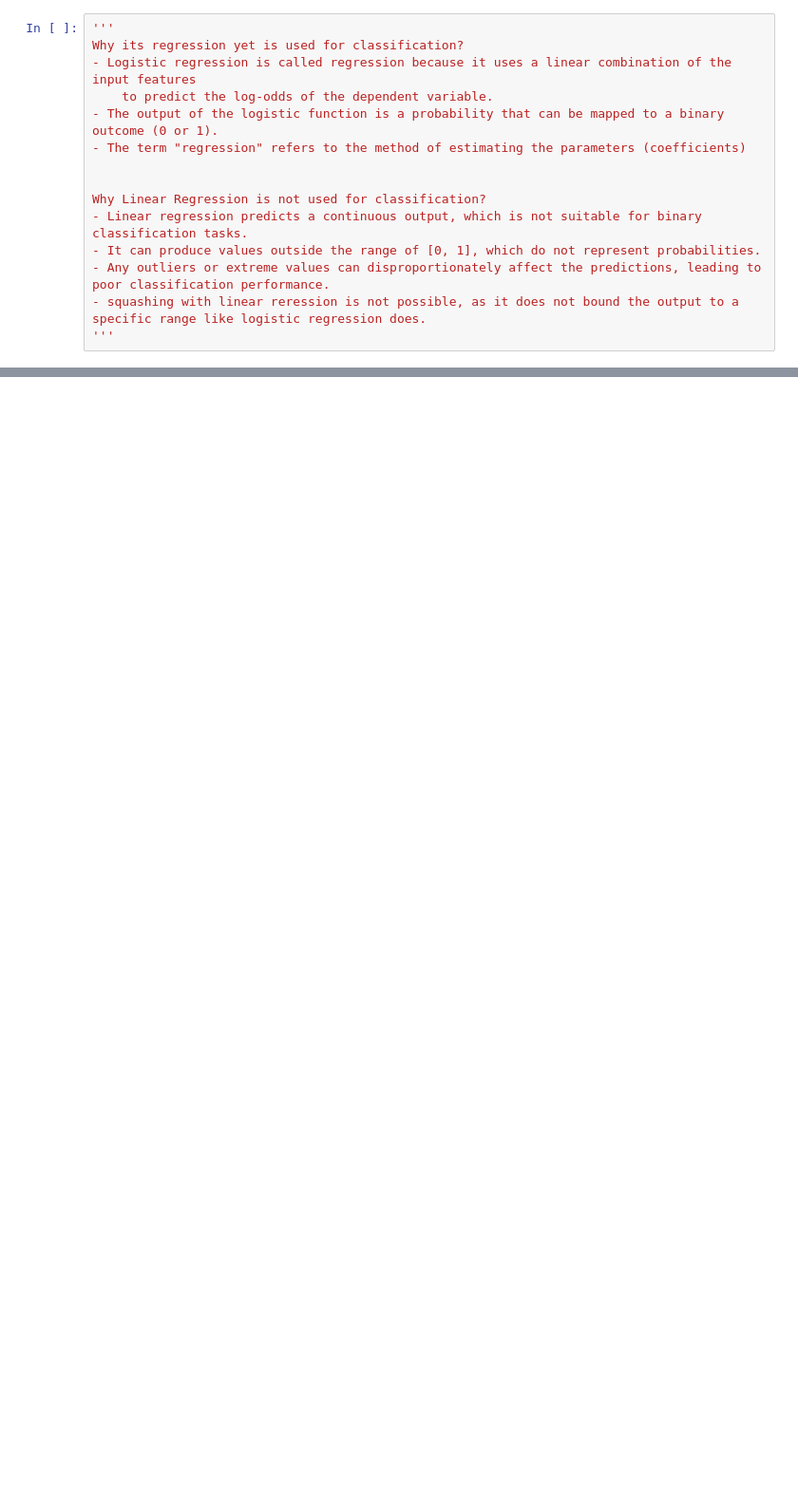
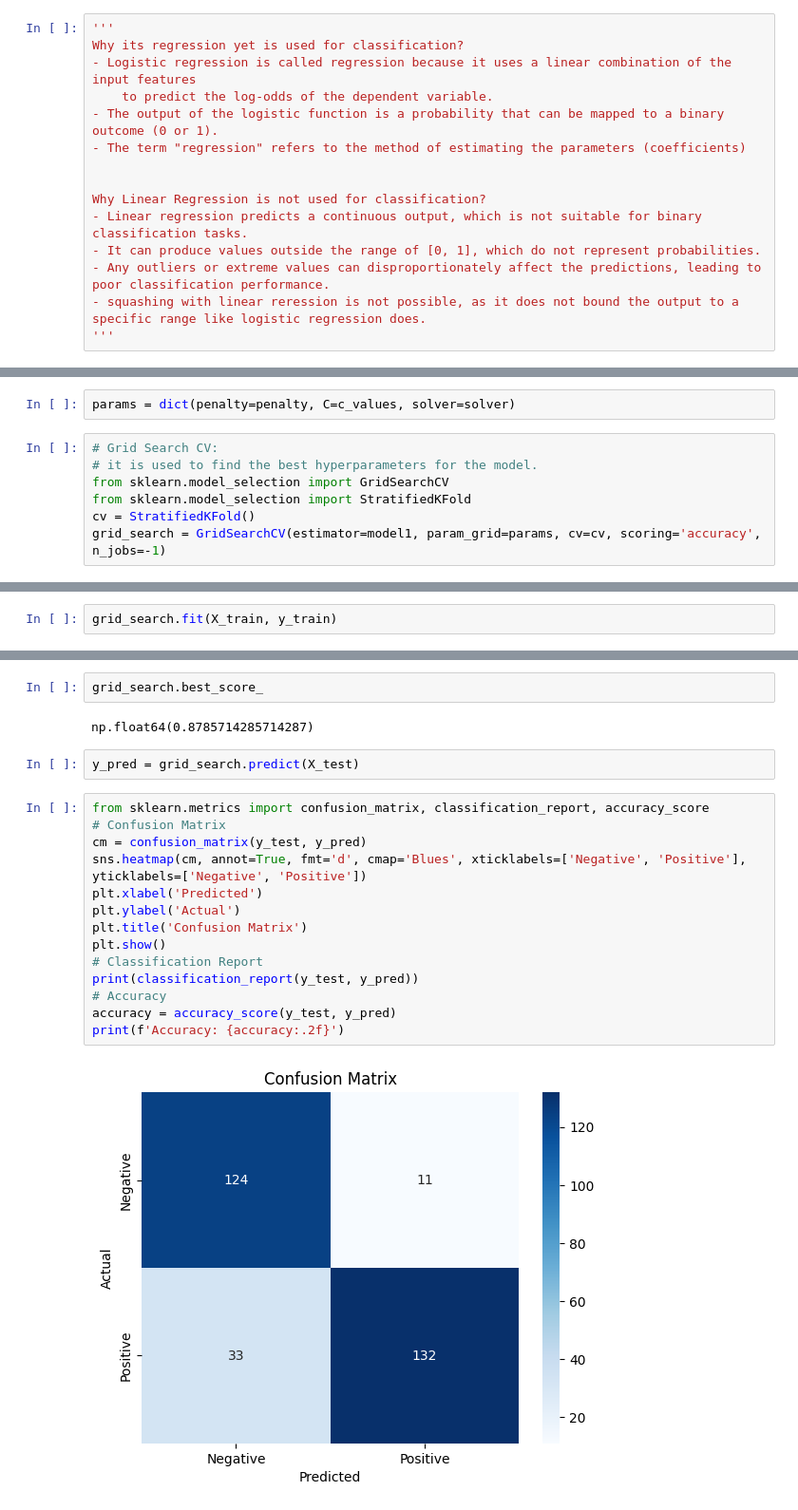
Before and after one commit to abhik12295/Data-Science-Learning, a Jupyter notebook: Core ML Topics/5. ML Algos/Supervised ML/3. Logistic Regression.ipynb, the cells around one changed output, grey strips where cells are left out. Shown: that part at 95% size. Cells and saved outputs as stored; diff of their text form; blank space fills up the shorter version.

```diff
--- a/Core ML Topics/5. ML Algos/Supervised ML/3. Logistic Regression.ipynb
+++ b/Core ML Topics/5. ML Algos/Supervised ML/3. Logistic Regression.ipynb
@@ -37,0 +314,9 @@ Why Linear Regression is not used for classification?
+# %%
+params = dict(penalty=penalty, C=c_values, solver=solver)
+# %%
+# Grid Search CV:
+# it is used to find the best hyperparameters for the model.
+from sklearn.model_selection import GridSearchCV
+from sklearn.model_selection import StratifiedKFold
+cv = StratifiedKFold()
+grid_search = GridSearchCV(estimator=model1, param_grid=params, cv=cv, scoring='accuracy', n_jobs=-1)
@@ -37,0 +333,2 @@ Why Linear Regression is not used for classification?
+# %%
+grid_search.fit(X_train, y_train)
@@ -37,0 +364,22 @@ Why Linear Regression is not used for classification?
+# %%
+grid_search.best_score_
+# %% [output]
+np.float64(0.8785714285714287)
+# %%
+y_pred = grid_search.predict(X_test)
+# %%
+from sklearn.metrics import confusion_matrix, classification_report, accuracy_score
+# Confusion Matrix
+cm = confusion_matrix(y_test, y_pred)
+sns.heatmap(cm, annot=True, fmt='d', cmap='Blues', xticklabels=['Negative', 'Positive'], yticklabels=['Negative', 'Positive'])
+plt.xlabel('Predicted')
+plt.ylabel('Actual')
+plt.title('Confusion Matrix')
+plt.show()
+# Classification Report
+print(classification_report(y_test, y_pred))
+# Accuracy
+accuracy = accuracy_score(y_test, y_pred)
+print(f'Accuracy: {accuracy:.2f}')
+# %% [output]
+[figure, added]
```
Also changed, not shown: parts of 36 cells of this notebook.
